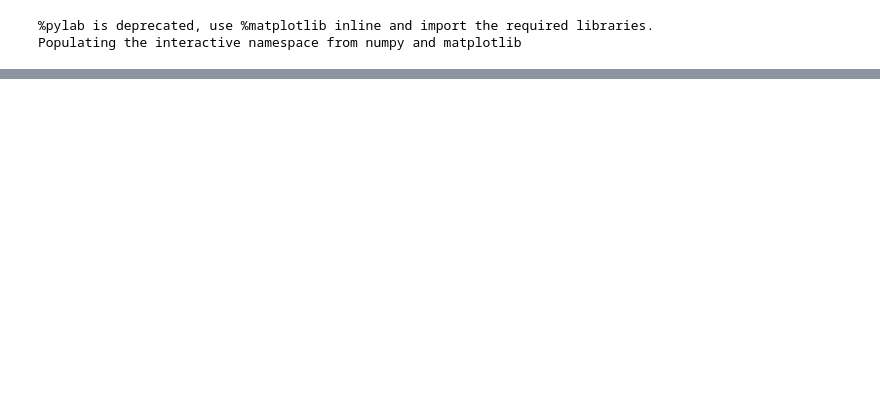
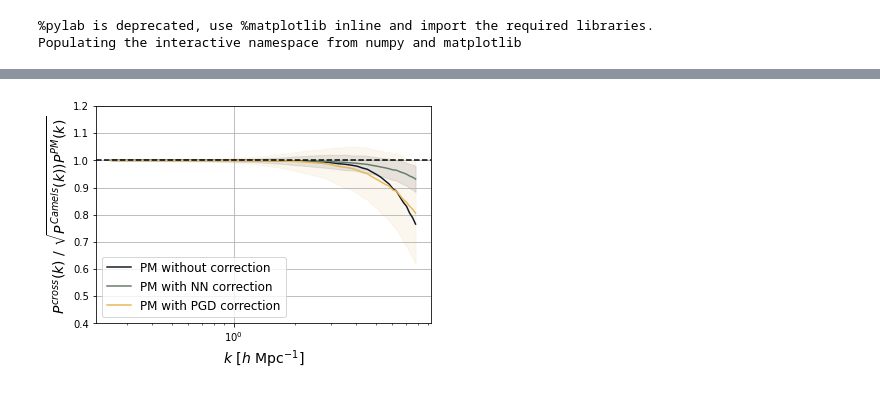
Before and after one commit to DifferentiableUniverseInitiative/jaxpm-paper, a Jupyter notebook: notebooks/NNvsPGD_CV_0.ipynb, the cells around one changed output, grey strips where cells are left out. Drawn from its saved outputs; the diff is of its cells as text; code cells hidden in the pictures; blank space fills up the shorter version.

```diff
--- a/notebooks/NNvsPGD_CV_0.ipynb
+++ b/notebooks/NNvsPGD_CV_0.ipynb
@@ -217,16 +237,26 @@ def pgd_correction(pos, params):
 
     return dpos_pgd
 # %%
-k, pk_pgd = power_spectrum(
-      (cic_paint(jnp.zeros(mesh_shape), resi[0][-1]+pgd_correction(resi[0][-1],params_pgd))),
-      boxsize=np.array([25.] * 3),
-      kmin=np.pi / 25.,
-      dk=2 * np.pi / 25.)
+pk_pgd_arr=[]
+cross_pgd_arr=[]
+for filename in os.listdir("correction_params/var_seeds_pgd/"):
+        params_pgd =pickle.load(open(os.path.join('correction_params/var_seeds_pgd/', filename), 'rb'))
+        k, pk_pgd = power_spectrum(
+              (cic_paint(jnp.zeros(mesh_shape), resi[0][-1]+pgd_correction(resi[0][-1],cosmo, params_pgd))),
+              boxsize=np.array([25.] * 3),
+              kmin=np.pi / 25.,
+              dk=2 * np.pi / 25.)
 
+        k, cross_pgd = cross_correlation_coefficients(
+              (cic_paint(jnp.zeros(mesh_shape), poss[-1])),
+              (cic_paint(jnp.zeros(mesh_shape), resi[0][-1]+pgd_correction(resi[0][-1],cosmo, params_pgd))),
+              boxsize=np.array([25.] * 3),
+              kmin=np.pi / 25.,
+              dk=2 * np.pi / 25.)
+        pk_pgd_arr.append(pk_pgd)
+        cross_pgd_arr.append(cross_pgd)
 
-k, cross_pgd = cross_correlation_coefficients(
-      (cic_paint(jnp.zeros(mesh_shape), poss[-1])),
-      (cic_paint(jnp.zeros(mesh_shape), resi[0][-1]+pgd_correction(resi[0][-1],params_pgd))),
-      boxsize=np.array([25.] * 3),
-      kmin=np.pi / 25.,
-      dk=2 * np.pi / 25.)
+pk_pgd=jnp.mean(stack(pk_pgd_arr),axis=0)
+cross_pgd=jnp.mean(stack(cross_pgd_arr),axis=0)
+pk_pgd_std=jnp.std(stack(pk_pgd_arr),axis=0)
+cross_pgd_std=jnp.std(stack(cross_pgd_arr),axis=0)
@@ -270,3 +305,18 @@ plt.grid(True)
+# %%
+semilogx(k, cross_i/np.sqrt(pk_ref*pk_i),label='PM without correction',color=col[1])
+semilogx(k, cross_c/np.sqrt(pk_ref*pk_c),label='PM with NN correction',color=col[2])
+semilogx(k, cross_pgd/np.sqrt(pk_ref*pk_pgd),label='PM with PGD correction',color=col[3])
+fill_between(k, (cross_c/np.sqrt(pk_ref*pk_c))-(cross_c_std/cross_c),  (cross_c/np.sqrt(pk_ref*pk_c))+(cross_c_std/cross_c), alpha=.1,color=col[1])
+fill_between(k, (cross_pgd/np.sqrt(pk_ref*pk_pgd))-(cross_pgd_std/cross_pgd),  (cross_pgd/np.sqrt(pk_ref*pk_pgd))+(cross_pgd_std/cross_pgd), alpha=.1,color=col[3])
+plt.xlabel(r"$k$ [$h \ \mathrm{Mpc}^{-1}$]",fontsize=14)
+plt.axhline(y=1,color=col[0],linestyle='dashed')
+plt.ylabel(r"$ P^{cross}(k) \ / \ \sqrt{P^{Camels}(k))P^{PM}(k)}$",fontsize=14)
+plt.grid(True)
+ylim(.4,1.2)
+legend(fontsize='large')
+plt.savefig('../figures/cross_corr_err_CV_0.pdf')
+# %% [output]
+[figure, added]
 # %%
 im1=cic_paint(jnp.zeros(mesh_shape), poss[-1]).sum(axis=0)
 im2=cic_paint(jnp.zeros(mesh_shape), resi[0][-1]).sum(axis=0)
```
Also changed, not shown: parts of 32 cells of this notebook.
